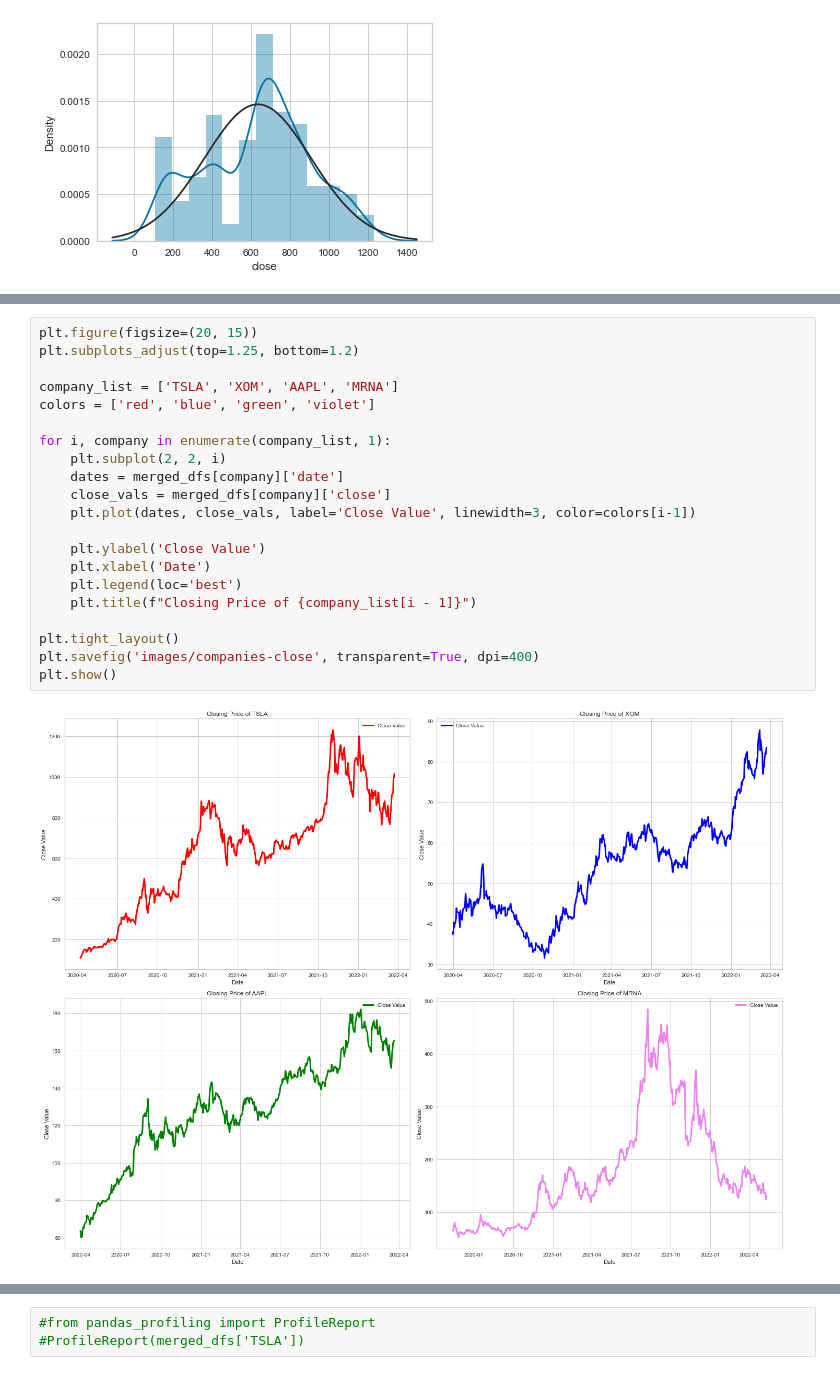
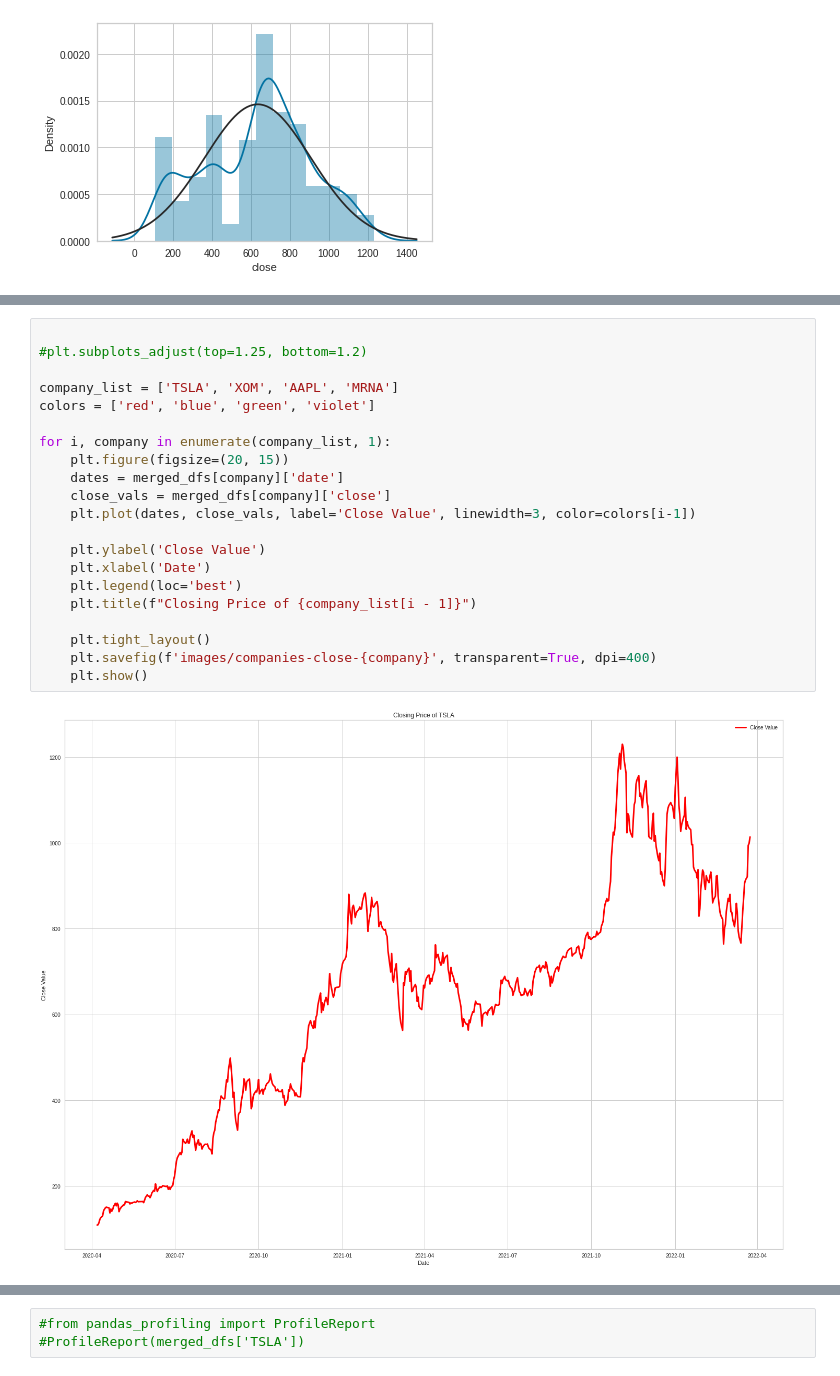
Before and after one commit to svishakan/Social-Media-Based-Stock-Market-Analysis, a Jupyter notebook: Spark Streaming/FinalXGBoostRegressor.ipynb, the cells around one changed output, grey strips where cells are left out. Cells and saved outputs as stored; diff of their text form.

```diff
--- a/Spark Streaming/FinalXGBoostRegressor.ipynb
+++ b/Spark Streaming/FinalXGBoostRegressor.ipynb
@@ -417,23 +420,23 @@ res = stats.probplot(merged_dfs['TSLA']['close'], plot=plt)
 # %%
-plt.figure(figsize=(20, 15))
-plt.subplots_adjust(top=1.25, bottom=1.2)
+
+#plt.subplots_adjust(top=1.25, bottom=1.2)
 
 company_list = ['TSLA', 'XOM', 'AAPL', 'MRNA']
 colors = ['red', 'blue', 'green', 'violet']
 
 for i, company in enumerate(company_list, 1):
-    plt.subplot(2, 2, i)
+    plt.figure(figsize=(20, 15))
     dates = merged_dfs[company]['date']
     close_vals = merged_dfs[company]['close']
     plt.plot(dates, close_vals, label='Close Value', linewidth=3, color=colors[i-1])
 
     plt.ylabel('Close Value')
     plt.xlabel('Date')
     plt.legend(loc='best')
     plt.title(f"Closing Price of {company_list[i - 1]}")
 
-plt.tight_layout()
-plt.savefig('images/companies-close', transparent=True, dpi=400)
-plt.show()
+    plt.tight_layout()
+    plt.savefig(f'images/companies-close-{company}', transparent=True, dpi=400)
+    plt.show()
 # %% [output]
-[figure, old version]
+[figure, new version]
```
Also changed, not shown: parts of 6 cells of this notebook, 20 other files.
